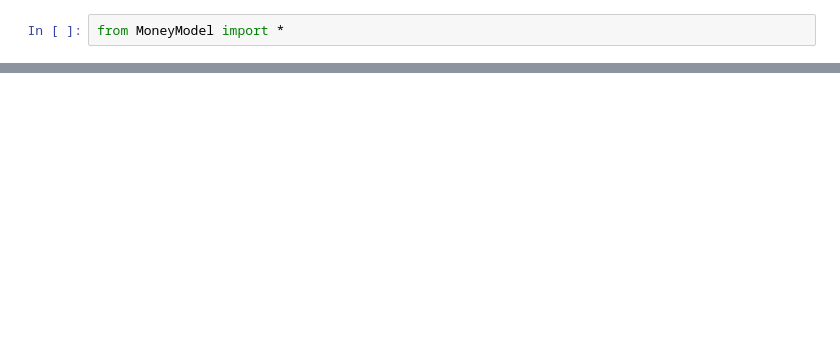
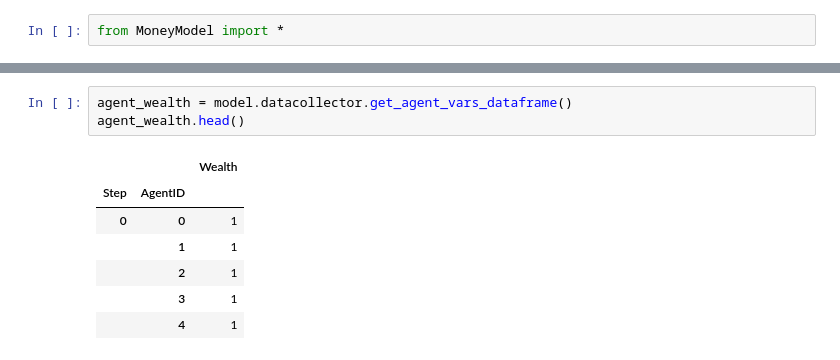
Before and after one commit to vincentveyron/mesa-tutorial, a Jupyter notebook: 1 - model test.ipynb, the cells around one changed output, grey strips where cells are left out. Saved outputs shown, nothing was run; the diff lists cells and outputs as text; blank space fills up the shorter version.

```diff
--- a/1 - model test.ipynb
+++ b/1 - model test.ipynb
@@ -22,0 +13,11 @@ plt.colorbar()
+# %%
+agent_wealth = model.datacollector.get_agent_vars_dataframe()
+agent_wealth.head()
+# %% [output]
+|  |  | Wealth |
+| Step | AgentID |  |
+| 0 | 0 | 1 |
+|  | 1 | 1 |
+|  | 2 | 1 |
+|  | 3 | 1 |
+|  | 4 | 1 |
```
Also changed, not shown: parts of 6 cells of this notebook.
